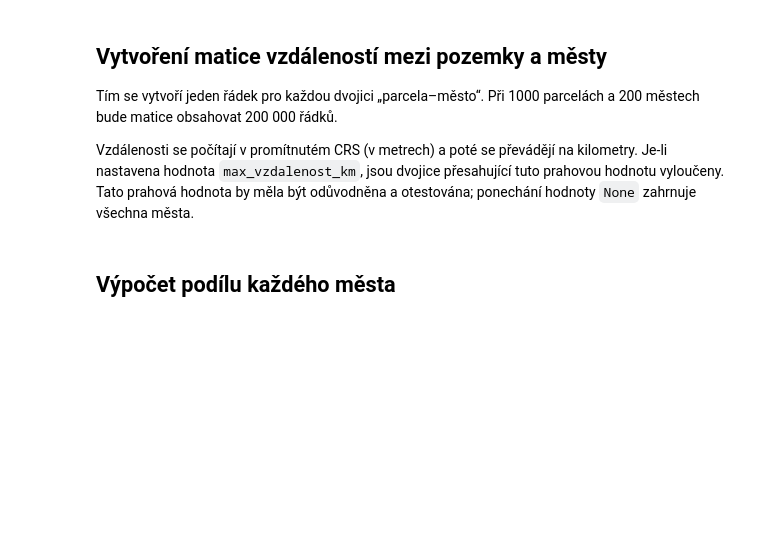
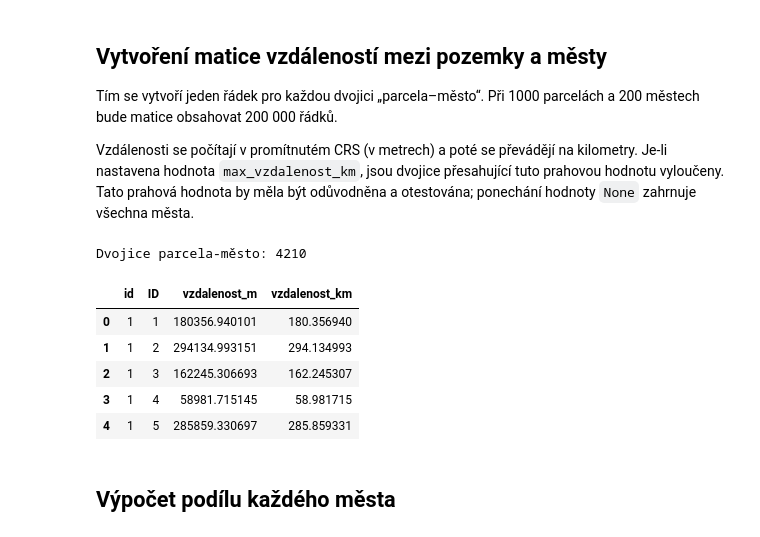
Before and after one commit to JanErba/index_dostupnosti, a Jupyter notebook: index_dostupnosti.ipynb, the cells around one changed output. Drawn from its saved outputs; the diff is of its cells as text; code cells hidden in the pictures; blank space fills up the shorter version.

```diff
--- a/index_dostupnosti.ipynb
+++ b/index_dostupnosti.ipynb
@@ -158,30 +161,38 @@ Vzdálenosti se počítají v promítnutém CRS (v metrech) a poté se převád
 # %%
 # GeoPandas/Shapely operace; iterují parcely, aby se zamezilo vytváčení velkému množství dočasných geometrií.
 
 mesta_geometrie = mesta_crs.geometry.to_numpy()
 mesta_id_hodnoty = mesta_crs[mesta_id].to_numpy()
 
 vzdalenost_zaznamy = []
 for _, parcela in parcely_body.iterrows():
     vzdalenost_m = np.array([parcela.geometry.distance(mesta_geometrie) for mesta_geometrie in mesta_geometrie], dtype=float)
     vzdalenost_km = vzdalenost_m / 1000.0
 
     for mesto_id, vzdalenost_m, vzdalenost_km in zip(mesta_id_hodnoty, vzdalenost_m, vzdalenost_km):
         if max_vzdalenost_km is None or vzdalenost_km <= max_vzdalenost_km:
             vzdalenost_zaznamy.append({
                 parcely_id: parcela[parcely_id],
                 mesta_id: mesto_id,
-                "distance_m": vzdalenost_m,
-                "distance_km": vzdalenost_km
+                "vzdalenost_m": vzdalenost_m,
+                "vzdalenost_km": vzdalenost_km
             })
 
 vzdalenosti = pd.DataFrame(vzdalenost_zaznamy)
 
 if vzdalenosti.empty:
     raise ValueError("Žádné záznamy, zkontroluj nastavení maximální vzdálenosti")
 
 print("Dvojice parcela-město:", len(vzdalenosti))
 display(vzdalenosti.head())
+# %% [output]
+Dvojice parcela-město: 4210
+|  | id | ID | vzdalenost_m | vzdalenost_km |
+| 0 | 1 | 1 | 180356.940101 | 180.356940 |
+| 1 | 1 | 2 | 294134.993151 | 294.134993 |
+| 2 | 1 | 3 | 162245.306693 | 162.245307 |
+| 3 | 1 | 4 | 58981.715145 | 58.981715 |
+| 4 | 1 | 5 | 285859.330697 | 285.859331 |
 # %% [markdown]
 ## Výpočet podílu každého města
 # %%
```
Also changed, not shown: parts of 7 cells of this notebook.
